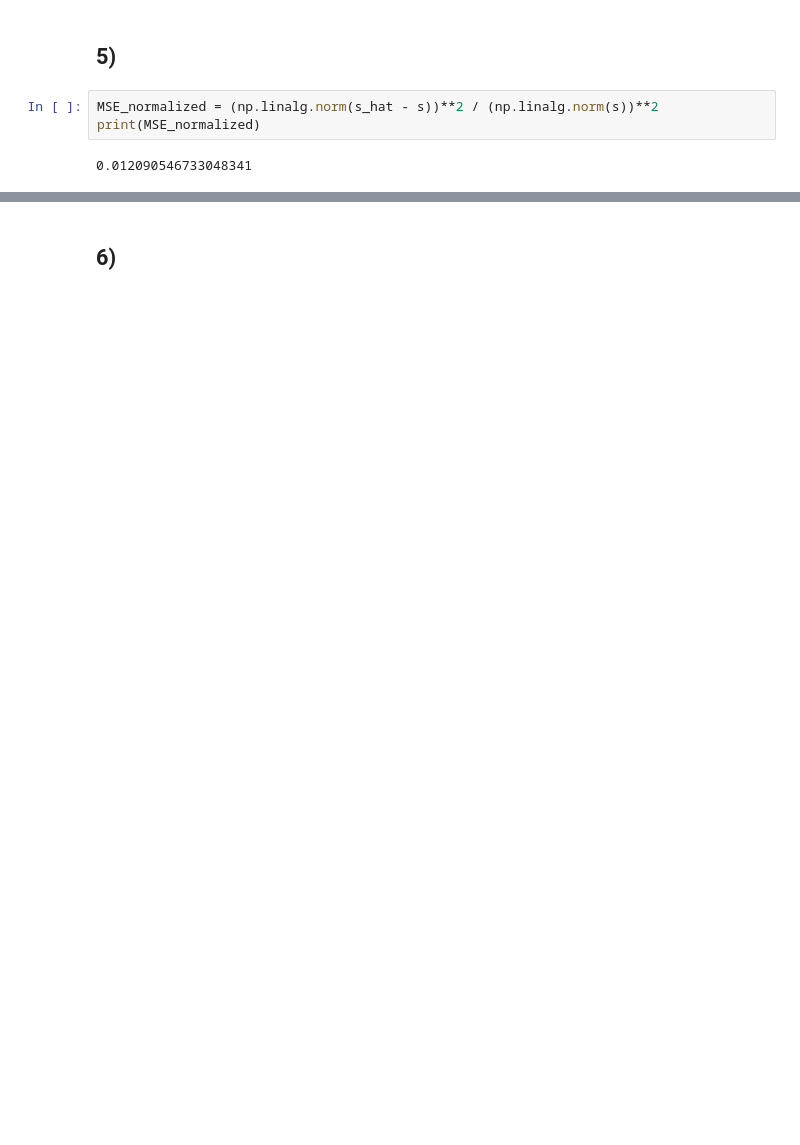
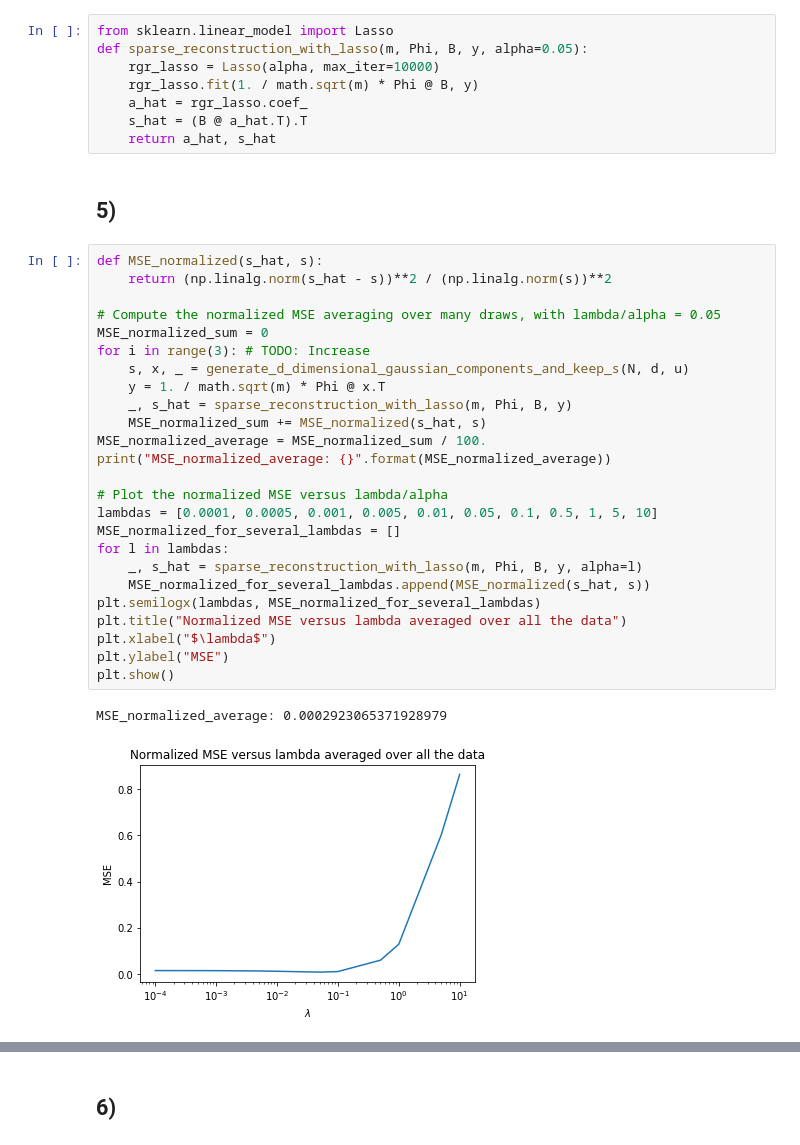
Before and after one commit to kongsgard/machine-learning, a Jupyter notebook: hw5/hw5.ipynb, the cells around one changed output, grey strips where cells are left out. Saved outputs shown, nothing was run; the diff lists cells and outputs as text; blank space fills up the shorter version.

Commit message:
Compute normalized MSE

```diff
--- a/hw5/hw5.ipynb
+++ b/hw5/hw5.ipynb
@@ -311,8 +311,39 @@ a_hat = rgr_lasso.coef_
 s_hat = (B @ a_hat.T).T
+# %%
+from sklearn.linear_model import Lasso
+def sparse_reconstruction_with_lasso(m, Phi, B, y, alpha=0.05):
+    rgr_lasso = Lasso(alpha, max_iter=10000)
+    rgr_lasso.fit(1. / math.sqrt(m) * Phi @ B, y)
+    a_hat = rgr_lasso.coef_
+    s_hat = (B @ a_hat.T).T
+    return a_hat, s_hat
 # %% [markdown]
 ## 5)
-# %%
-MSE_normalized = (np.linalg.norm(s_hat - s))**2 / (np.linalg.norm(s))**2
-print(MSE_normalized)
-# %% [output]
-0.012090546733048341
+# %%
+def MSE_normalized(s_hat, s):
+    return (np.linalg.norm(s_hat - s))**2 / (np.linalg.norm(s))**2
+
+# Compute the normalized MSE averaging over many draws, with lambda/alpha = 0.05
+MSE_normalized_sum = 0
+for i in range(3): # TODO: Increase
+    s, x, _ = generate_d_dimensional_gaussian_components_and_keep_s(N, d, u)
+    y = 1. / math.sqrt(m) * Phi @ x.T
+    _, s_hat = sparse_reconstruction_with_lasso(m, Phi, B, y)
+    MSE_normalized_sum += MSE_normalized(s_hat, s)
+MSE_normalized_average = MSE_normalized_sum / 100.
+print("MSE_normalized_average: {}".format(MSE_normalized_average))
+
+# Plot the normalized MSE versus lambda/alpha
+lambdas = [0.0001, 0.0005, 0.001, 0.005, 0.01, 0.05, 0.1, 0.5, 1, 5, 10]
+MSE_normalized_for_several_lambdas = []
+for l in lambdas:
+    _, s_hat = sparse_reconstruction_with_lasso(m, Phi, B, y, alpha=l)
+    MSE_normalized_for_several_lambdas.append(MSE_normalized(s_hat, s))
+plt.semilogx(lambdas, MSE_normalized_for_several_lambdas)
+plt.title("Normalized MSE versus lambda averaged over all the data")
+plt.xlabel("$\lambda$")
+plt.ylabel("MSE")
+plt.show()
+# %% [output]
+MSE_normalized_average: 0.0002923065371928979
+[figure, added]
```
Also changed, not shown: parts of 10 cells of this notebook.
